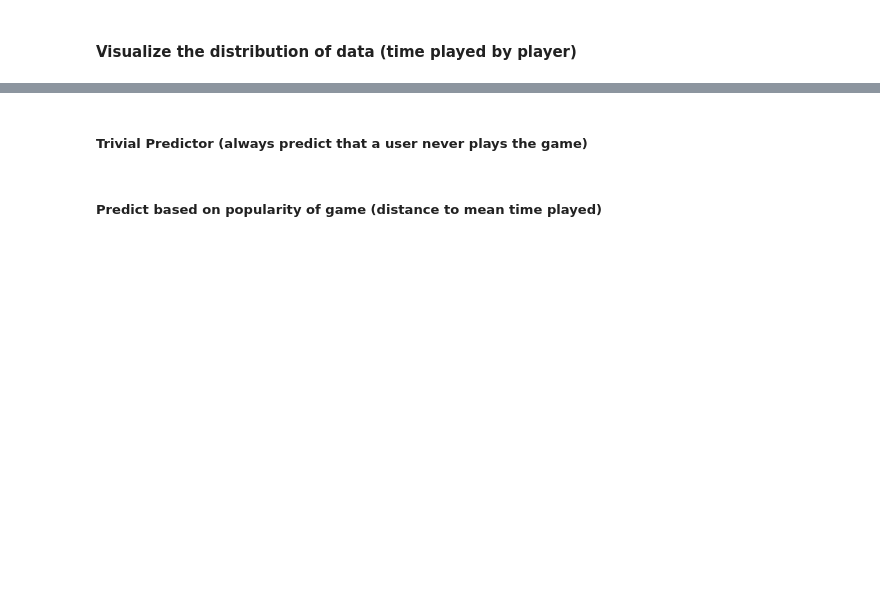
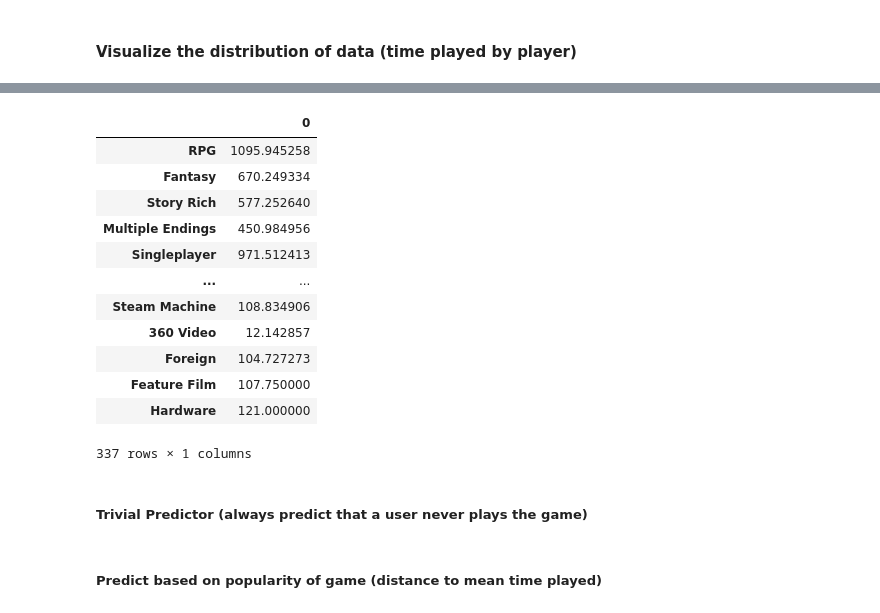
Before and after one commit to zhubzy/proj2158, a Jupyter notebook: test.ipynb, the cells around one changed output, grey strips where cells are left out. Drawn from its saved outputs; the diff is of its cells as text; code cells hidden in the pictures; blank space fills up the shorter version.

```diff
--- a/test.ipynb
+++ b/test.ipynb
@@ -181,0 +202,8 @@ KeyError: 'genres'
+# %%
+timesPerTag = defaultdict(list)
+for game in times_per_game:
+    if(game in games and 'tags' in games[game]):
+        genres = games[game]['tags']
+        for gameCategory in genres:
+            if(len(times_per_game) > 0):
+                timesPerTag[gameCategory] += times_per_game[game]
@@ -181,0 +219,4 @@ KeyError: 'genres'
+# %%
+for tag in timesPerTag:
+    timesPerTagMean[tag] = np.mean([ x for x in timesPerTag[tag]])
+    timesPerTageMedian[tag] = np.median([ x for x in timesPerTag[tag]])
@@ -182,3 +270,19 @@ KeyError: 'genres'
+# %%
+pd.DataFrame.from_dict(timesPerTagMean,orient='index')
+# %% [output]
+|  | 0 |
+| RPG | 1095.945258 |
+| Fantasy | 670.249334 |
+| Story Rich | 577.252640 |
+| Multiple Endings | 450.984956 |
+| Singleplayer | 971.512413 |
+| ... | ... |
+| Steam Machine | 108.834906 |
+| 360 Video | 12.142857 |
+| Foreign | 104.727273 |
+| Feature Film | 107.750000 |
+| Hardware | 121.000000 |
+337 rows × 1 columns
 # %%
 def evalModel(model, dataX, dataY, args=[]):
     predY = model(dataX,args)
```
Also changed, not shown: parts of 35 cells of this notebook, 4 other files.
